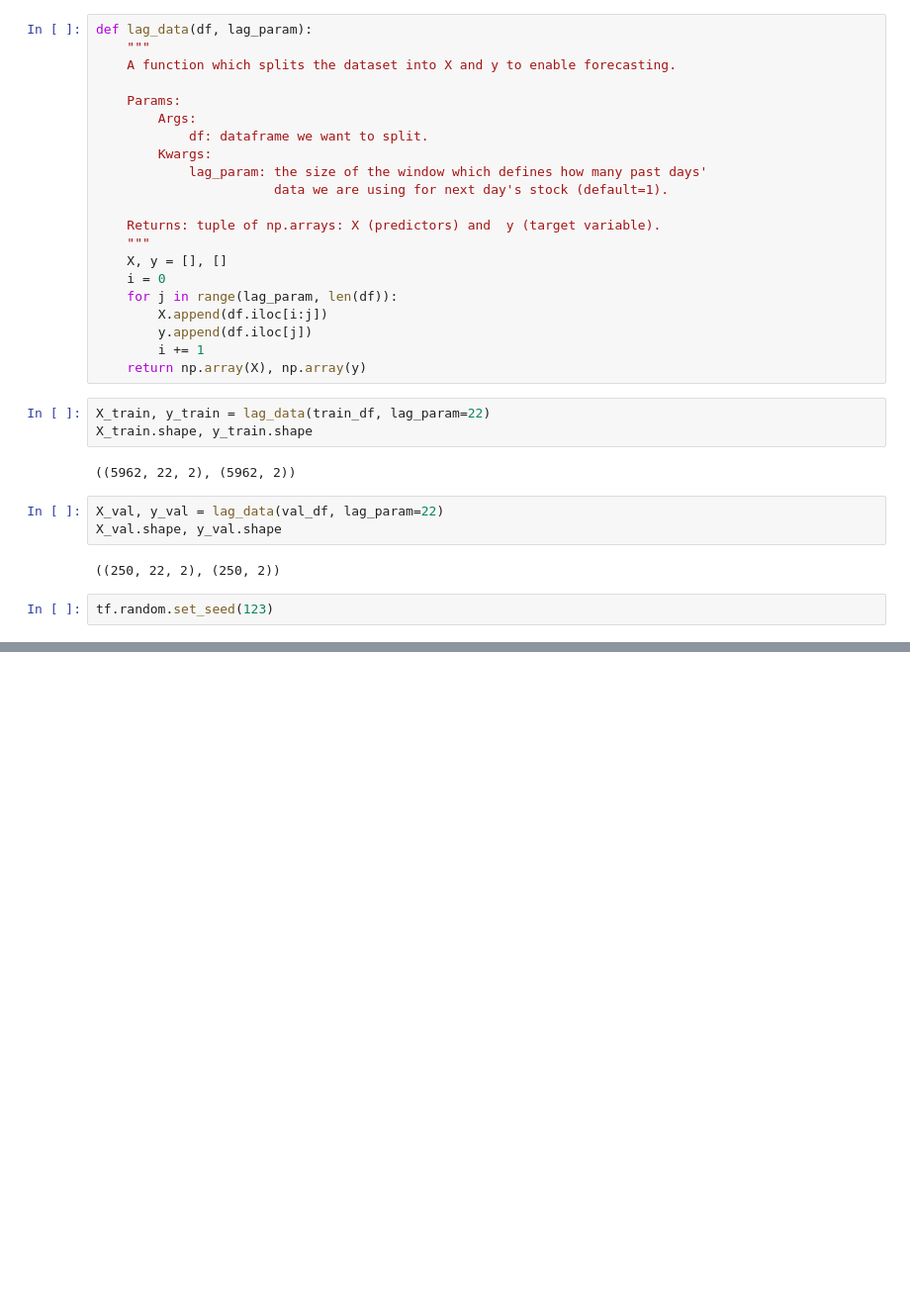
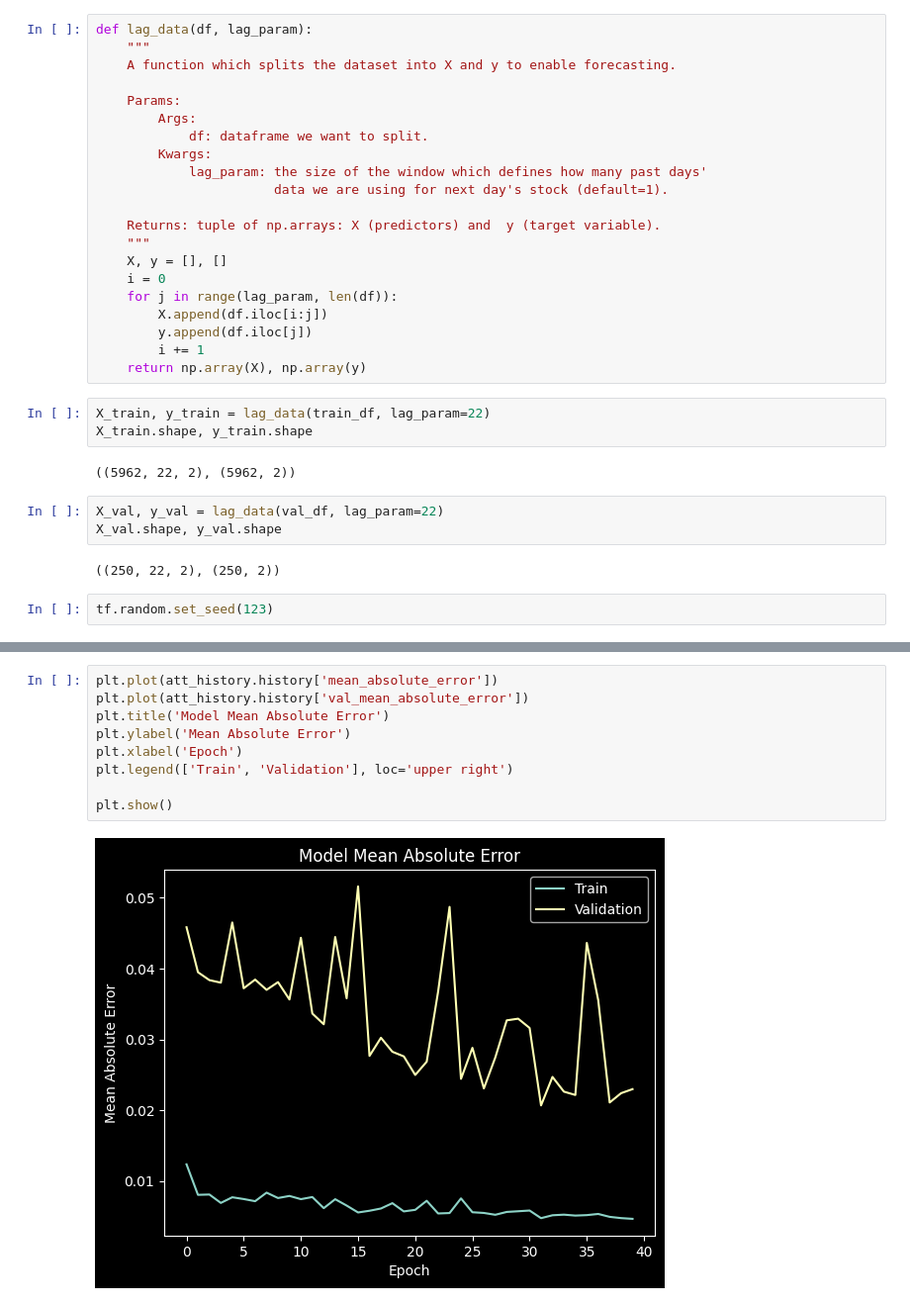
Before and after one commit to mverbytska/Custom-LSTM-with-Attention-for-FTS, a Jupyter notebook: experiment.ipynb, the cells around one changed output, grey strips where cells are left out. Shown at 99% size. Cells and saved outputs as stored; diff of their text form; blank space fills up the shorter version.

```diff
--- a/experiment.ipynb
+++ b/experiment.ipynb
@@ -291,0 +399,11 @@ plt.show()
+# %%
+plt.plot(att_history.history['mean_absolute_error'])
+plt.plot(att_history.history['val_mean_absolute_error'])
+plt.title('Model Mean Absolute Error')
+plt.ylabel('Mean Absolute Error')
+plt.xlabel('Epoch')
+plt.legend(['Train', 'Validation'], loc='upper right')
+
+plt.show()
+# %% [output]
+[figure, added]
```
Also changed, not shown: parts of 15 cells of this notebook.
